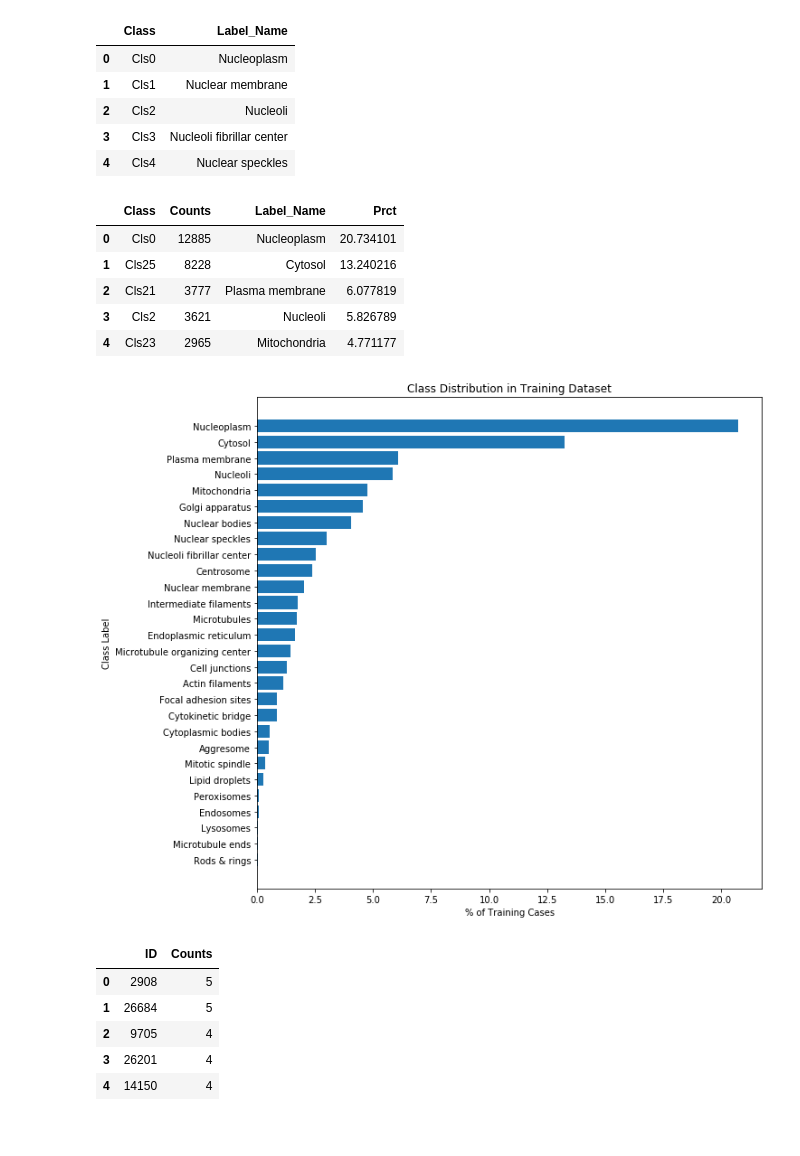
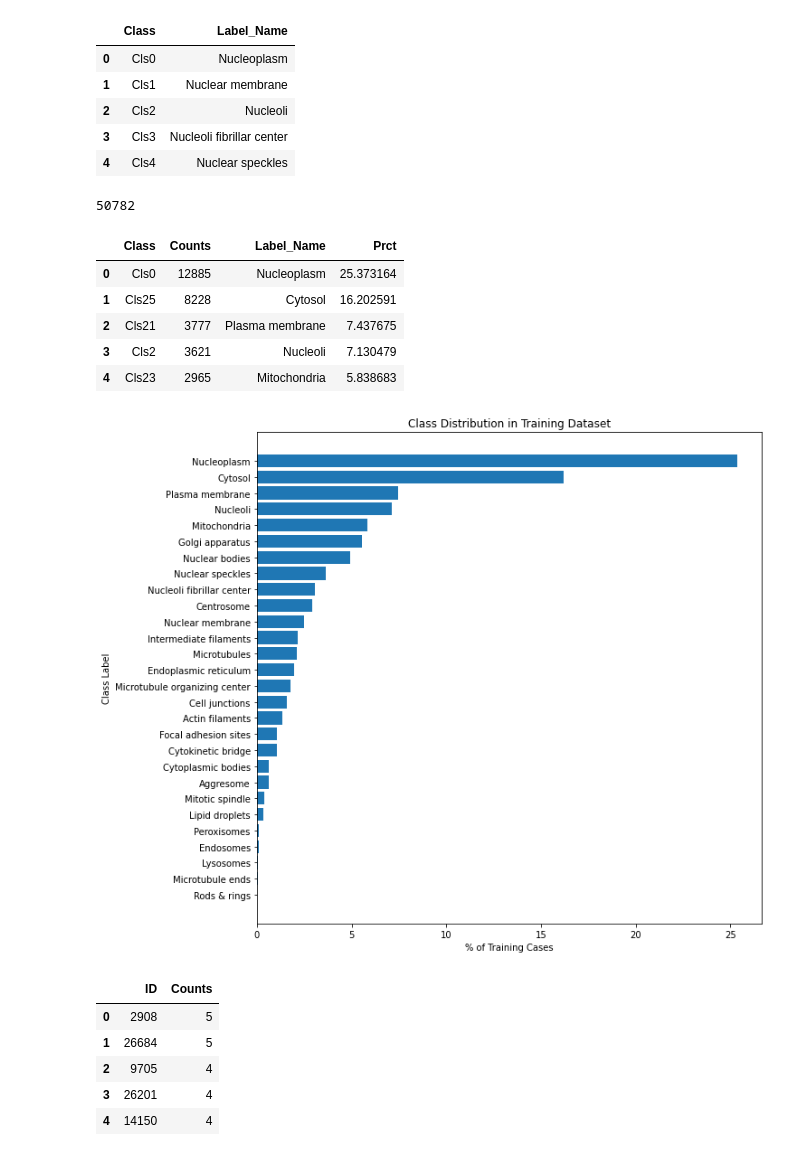
Before and after one commit to Newxy/Protein-Image-Classification, a Jupyter notebook: Protein_Image_Classification_Project_v3.ipynb, the cells around one changed output. Drawn from its saved outputs; the diff is of its cells as text; code cells hidden in the pictures.

```diff
--- a/Protein_Image_Classification_Project_v3.ipynb
+++ b/Protein_Image_Classification_Project_v3.ipynb
@@ -112,15 +112,18 @@ class_labels.head()
 | 4 | Cls4 | Nuclear speckles |
 # %%
 train_class_cnt2=train_class_cnt.merge(class_labels, on='Class')
-train_class_cnt2.loc[:,'Prct']=train_class_cnt2['Counts']/train_target.size*100.0
+total_cnt=train_class_cnt2['Counts'].sum()
+print(total_cnt)
+train_class_cnt2.loc[:,'Prct']=train_class_cnt2['Counts']/total_cnt*100.0
 train_class_cnt2.head()
 # %% [output]
+50782
 |  | Class | Counts | Label_Name | Prct |
-| 0 | Cls0 | 12885 | Nucleoplasm | 20.734101 |
-| 1 | Cls25 | 8228 | Cytosol | 13.240216 |
-| 2 | Cls21 | 3777 | Plasma membrane | 6.077819 |
-| 3 | Cls2 | 3621 | Nucleoli | 5.826789 |
-| 4 | Cls23 | 2965 | Mitochondria | 4.771177 |
+| 0 | Cls0 | 12885 | Nucleoplasm | 25.373164 |
+| 1 | Cls25 | 8228 | Cytosol | 16.202591 |
+| 2 | Cls21 | 3777 | Plasma membrane | 7.437675 |
+| 3 | Cls2 | 3621 | Nucleoli | 7.130479 |
+| 4 | Cls23 | 2965 | Mitochondria | 5.838683 |
 # %%
 from matplotlib import pyplot as plt
 plt.figure(figsize=(10,10))
@@ -131,7 +134,7 @@ plt.ylabel('Class Label')
 plt.title("Class Distribution in Training Dataset")
 plt.show()
 # %% [output]
-[figure, old version]
+[figure, new version]
 # %%
 # Number of classes in each image
 train_class_cnt3=pd.DataFrame(train_target2[col_names].sum(axis=1).sort_values(ascending=False)).reset_index()
```
Also changed, not shown: parts of 1 cell of this notebook.
